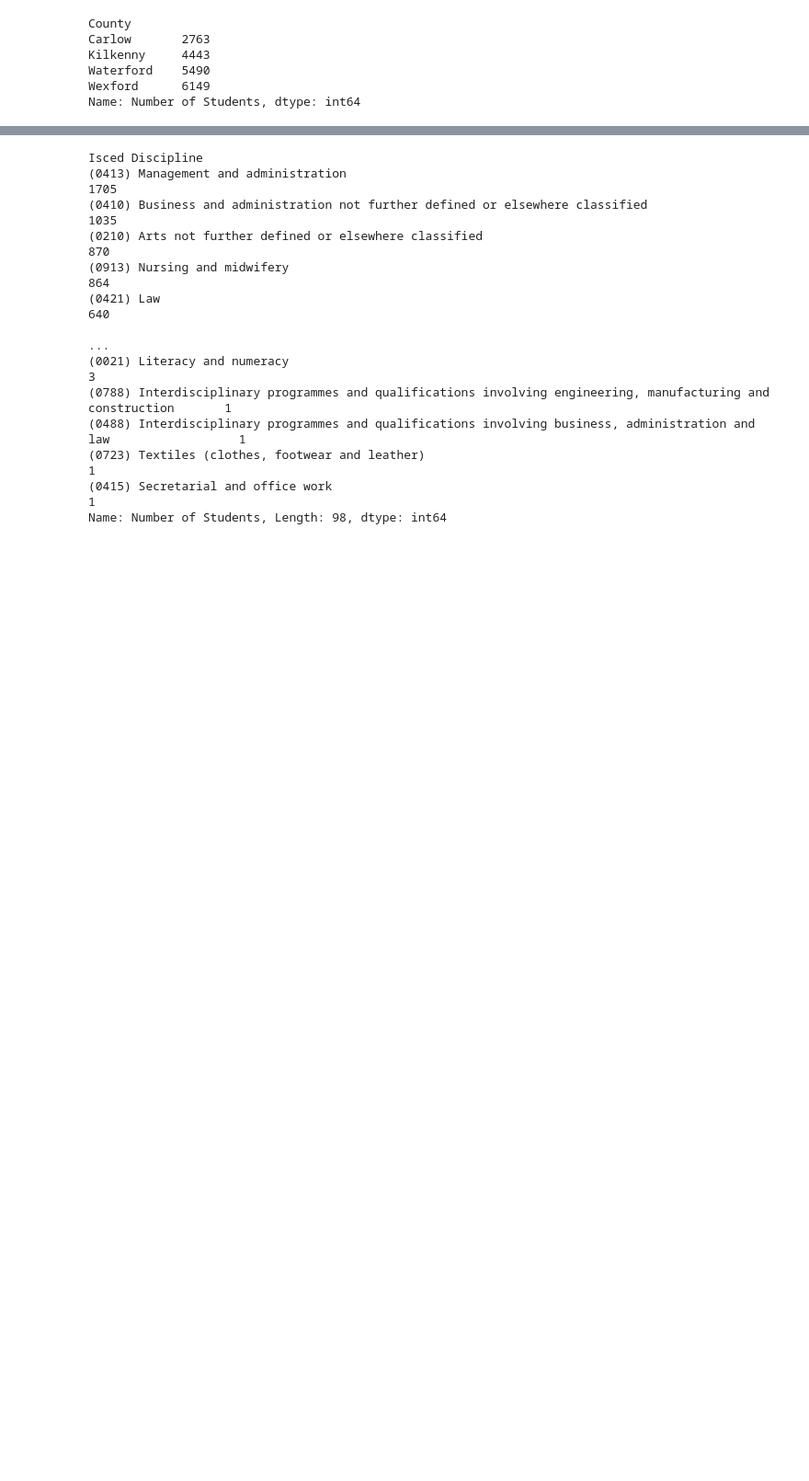
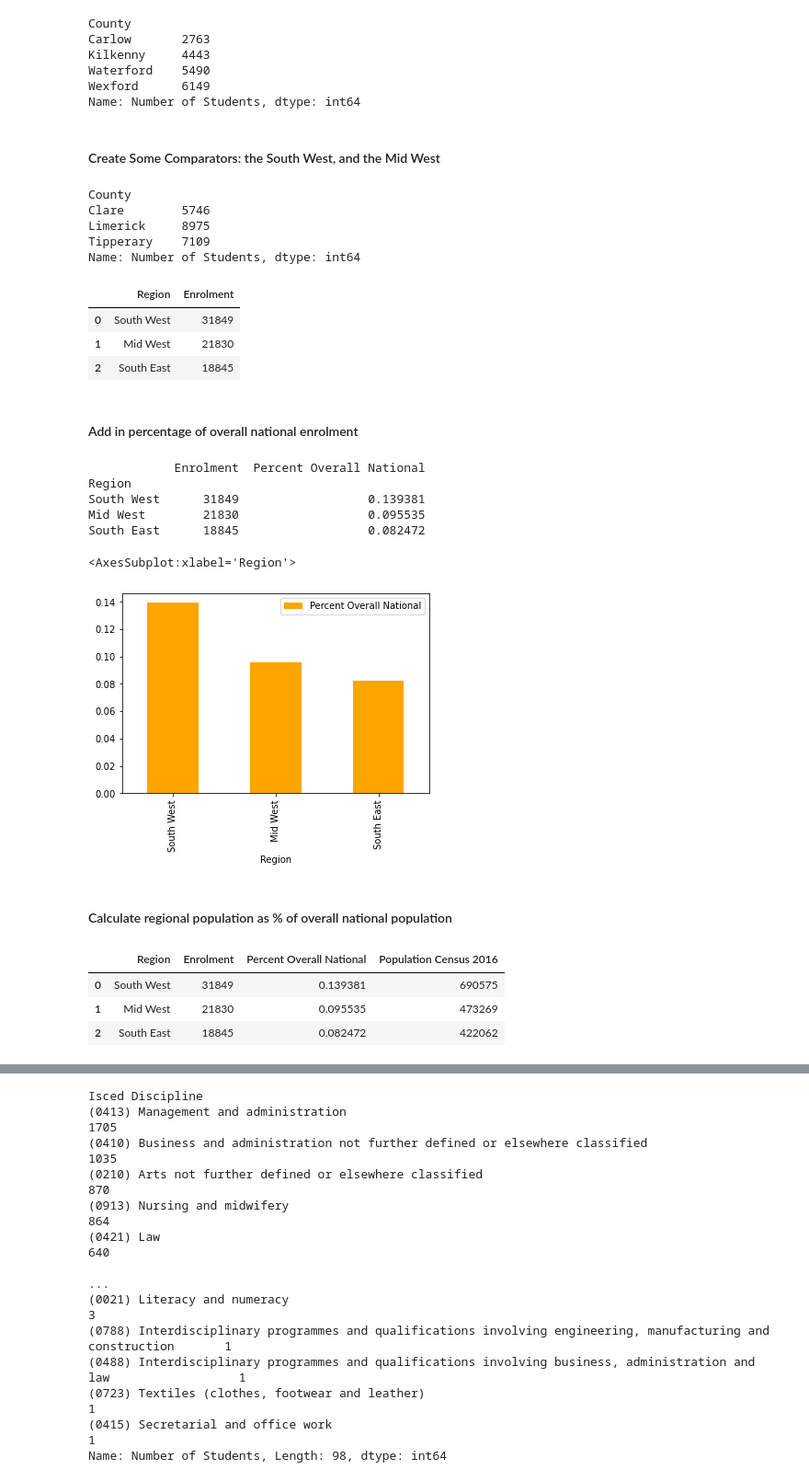
Before and after one commit to rhayeswaterford/UCDProject, a Jupyter notebook: Richard Hayes UCD Project.ipynb, the cells around one changed output, grey strips where cells are left out. Shown at 92% size. Cells and saved outputs as stored; diff of their text form; code cells hidden in the pictures; blank space fills up the shorter version.

Commit message:
Additional tables added re. Comparators

```diff
--- a/Richard Hayes UCD Project.ipynb
+++ b/Richard Hayes UCD Project.ipynb
@@ -369,3 +373,5 @@ Kilkenny     4443
 Waterford    5490
 Wexford      6149
 Name: Number of Students, dtype: int64
+# %% [markdown]
+#### Create Some Comparators: the South West, and the Mid West
@@ -371,0 +381,26 @@ Name: Number of Students, dtype: int64
+# %%
+MW_counties_table = raw_material [raw_material["County"].isin(MW_counties)]
+SW_counties_table = raw_material [raw_material["County"].isin(SW_counties)]
+SW_total=SW_counties_total.groupby("County") ["Number of Students"].sum()
+MW_total=MW_counties_total.groupby("County") ["Number of Students"].sum()
+MW_total
+# %% [output]
+County
+Clare        5746
+Limerick     8975
+Tipperary    7109
+Name: Number of Students, dtype: int64
+# %%
+SW_total=SW_counties_enrolment ["Number of Students"].sum()
+MW_total=MW_counties_enrolment ["Number of Students"].sum()
+SE_total=SE_counties_enrolment ["Number of Students"].sum()
+# %%
+Comparator_data ={"Region": ["South West", "Mid West", "South East"], "Enrolment": [SW_total,  MW_total, SE_total]}
+pd.DataFrame(Comparator_data)
+# %% [output]
+|  | Region | Enrolment |
+| 0 | South West | 31849 |
+| 1 | Mid West | 21830 |
+| 2 | South East | 18845 |
+# %% [markdown]
+#### Add in percentage of overall national enrolment
@@ -371,0 +409,17 @@ Name: Number of Students, dtype: int64
+# %%
+Comparator_data=pd.DataFrame(Comparator_data)
+# %%
+print(Comparator_data.set_index("Region"))
+# %% [output]
+            Enrolment  Percent Overall National
+Region
+South West      31849                  0.139381
+Mid West        21830                  0.095535
+South East      18845                  0.082472
+# %%
+Comparator_data.plot(x="Region", y="Percent Overall National", kind="bar", color="orange")
+# %% [output]
+<AxesSubplot:xlabel='Region'>
+[figure, added]
+# %% [markdown]
+#### Calculate regional population as % of overall national population
@@ -371,0 +430,12 @@ Name: Number of Students, dtype: int64
+# %%
+Comparator_data ["Population Census 2016"] = ([
+    SW_counties_population ["PopulationCensus2016-04-24"].sum(),
+    MW_counties_population ["PopulationCensus2016-04-24"].sum(),
+    SE_counties_population ["PopulationCensus2016-04-24"].sum()
+])
+Comparator_data
+# %% [output]
+|  | Region | Enrolment | Percent Overall National | Population Census 2016 |
+| 0 | South West | 31849 | 0.139381 | 690575 |
+| 1 | Mid West | 21830 | 0.095535 | 473269 |
+| 2 | South East | 18845 | 0.082472 | 422062 |
```
Also changed, not shown: parts of 9 cells of this notebook.
